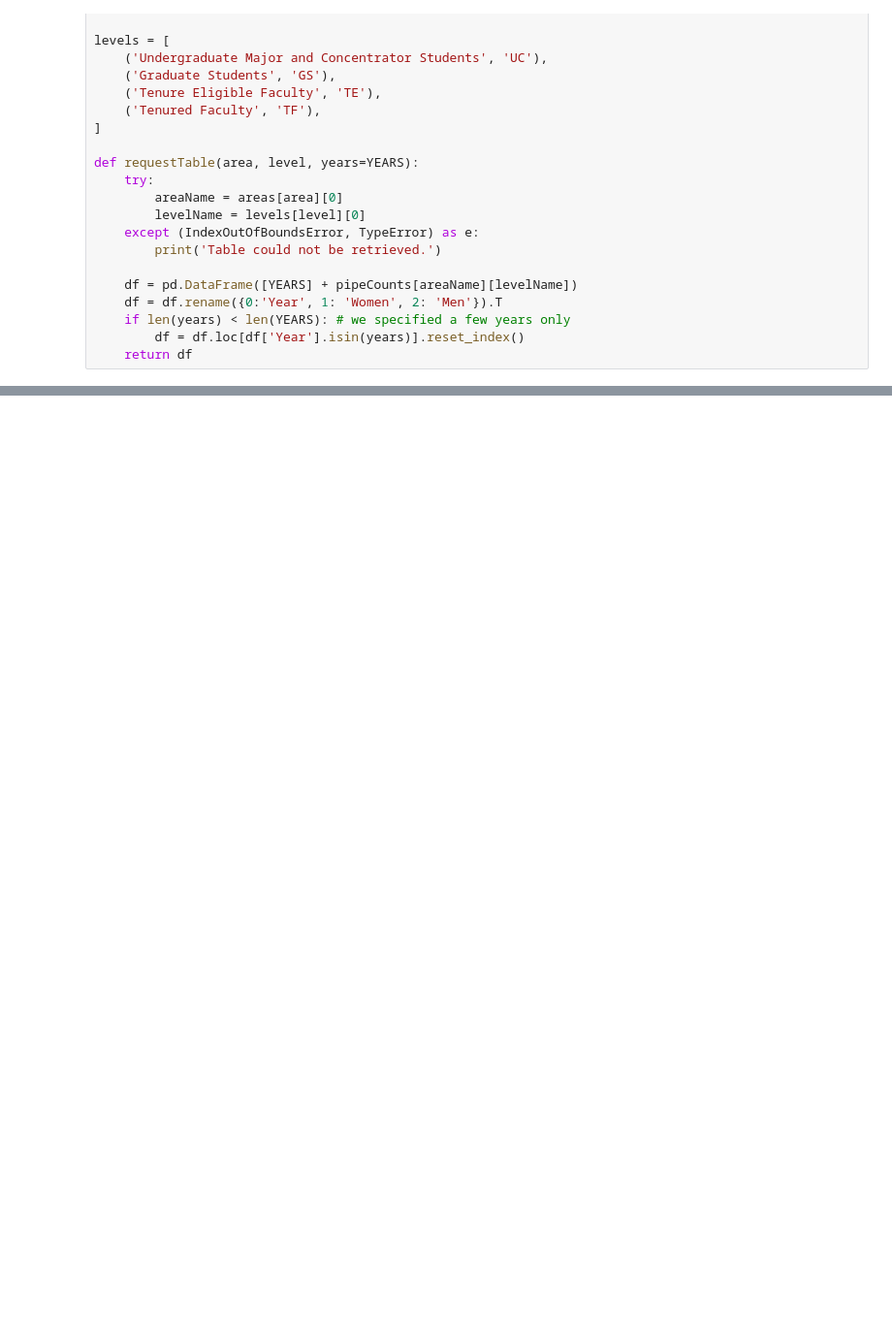
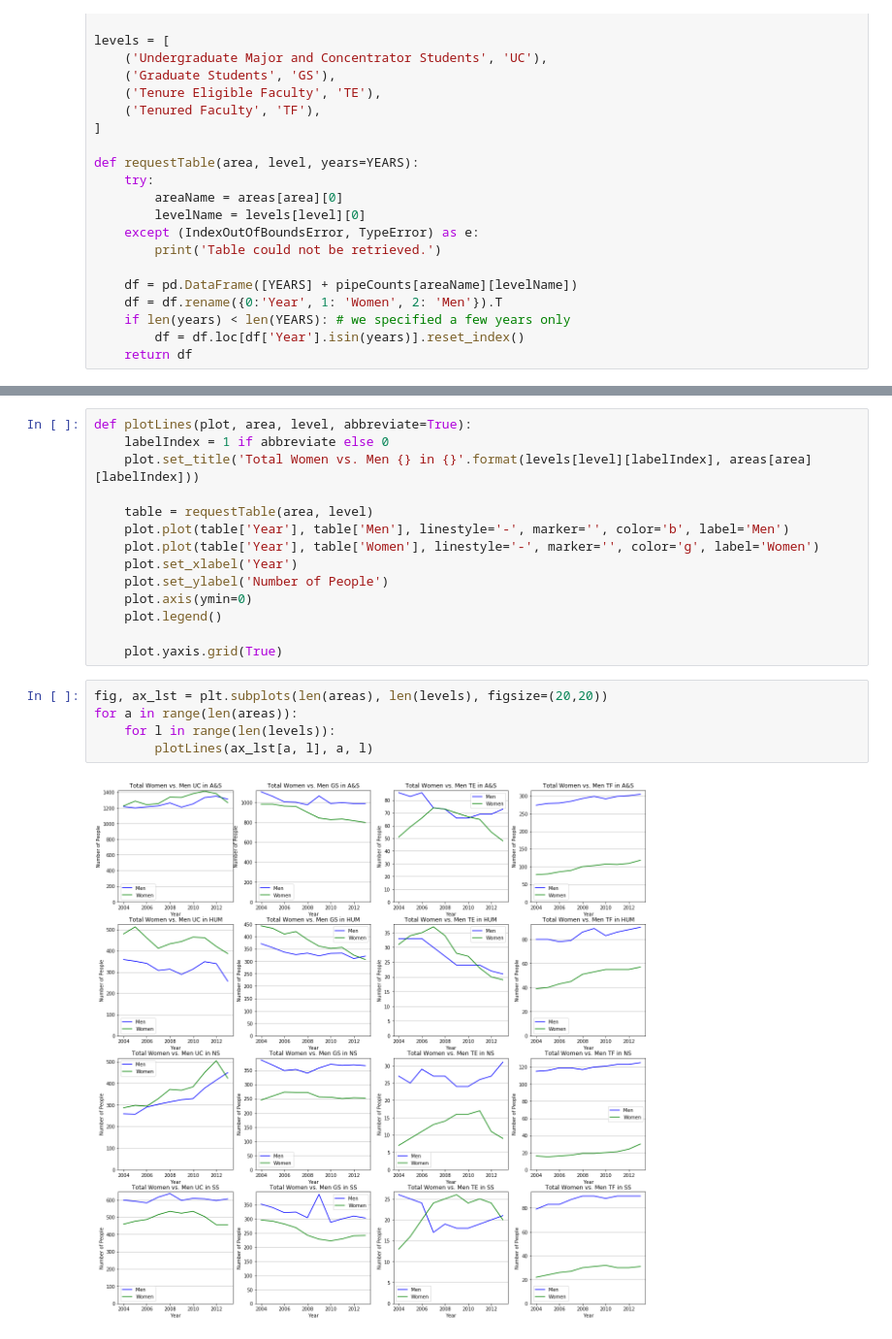
Before and after one commit to jsonkao/CU-female-representation, a Jupyter notebook: notebooks/female-representation.ipynb, the cells around one changed output, grey strips where cells are left out. Shown: that part at 97% size. Cells and saved outputs as stored; diff of their text form; blank space fills up the shorter version.

```diff
--- a/notebooks/female-representation.ipynb
+++ b/notebooks/female-representation.ipynb
@@ -72,0 +82,21 @@ plotTable(ax_lst[1], 1, 3, equality=True, abbreviate=False)
+# %%
+def plotLines(plot, area, level, abbreviate=True):
+    labelIndex = 1 if abbreviate else 0
+    plot.set_title('Total Women vs. Men {} in {}'.format(levels[level][labelIndex], areas[area][labelIndex]))
+
+    table = requestTable(area, level)
+    plot.plot(table['Year'], table['Men'], linestyle='-', marker='', color='b', label='Men')
+    plot.plot(table['Year'], table['Women'], linestyle='-', marker='', color='g', label='Women')
+    plot.set_xlabel('Year')
+    plot.set_ylabel('Number of People')
+    plot.axis(ymin=0)
+    plot.legend()
+
+    plot.yaxis.grid(True)
+# %%
+fig, ax_lst = plt.subplots(len(areas), len(levels), figsize=(20,20))
+for a in range(len(areas)):
+    for l in range(len(levels)):
+        plotLines(ax_lst[a, l], a, l)
+# %% [output]
+[figure, added]
```
Also changed, not shown: parts of 8 cells of this notebook.
